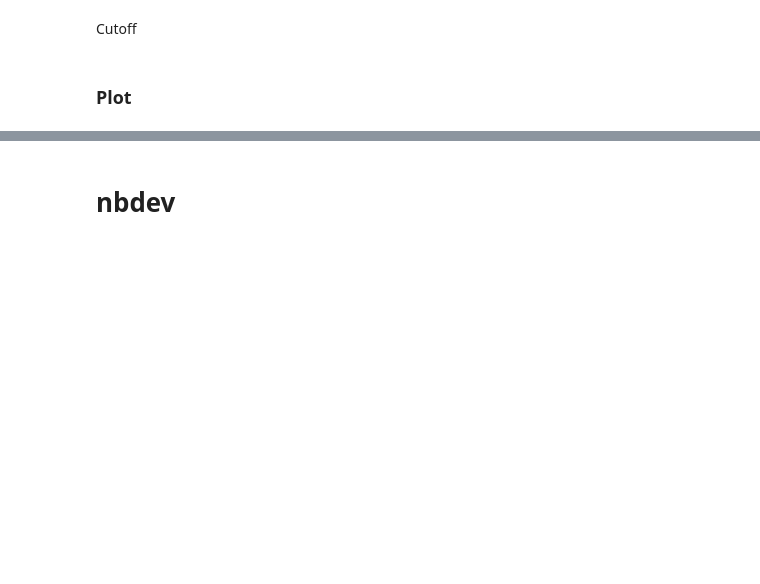
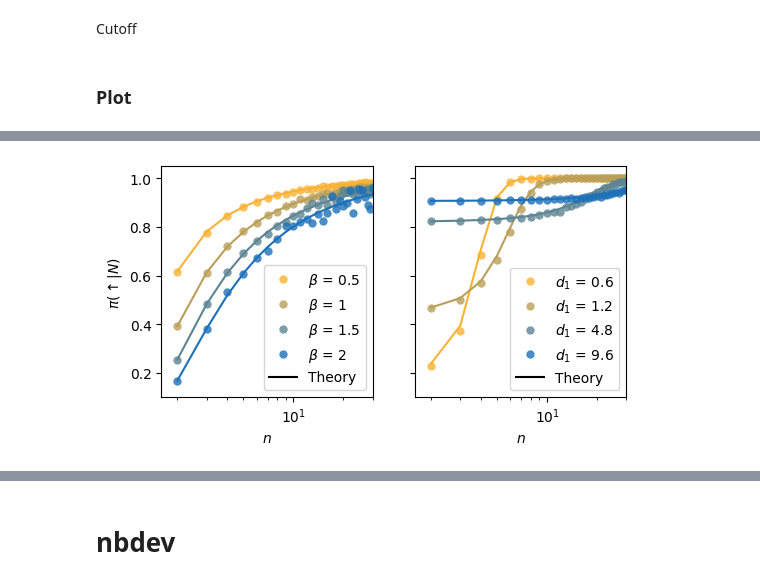
Before and after one commit to gorkamunoz/rl_opts, a Jupyter notebook: nbs/theoretical_policy.ipynb, the cells around one changed output, grey strips where cells are left out. Saved outputs shown, nothing was run; the diff lists cells and outputs as text; code cells hidden in the pictures; blank space fills up the shorter version.

```diff
--- a/nbs/theoretical_policy.ipynb
+++ b/nbs/theoretical_policy.ipynb
@@ -1570,8 +1576,19 @@ plt.loglog(np.arange(1, L_max+1), np.arange(1, L_max+1).astype(float)**(-alphas[
+# %%
+def hex_rgb(value):
+    """Return (red, green, blue) for the color given as #rrggbb."""
+    value = value.lstrip('#')
+    lv = len(value)
+    return np.array(tuple(int(value[i:i + lv // 3], 16) for i in range(0, lv, lv // 3)))/255
 # %% [markdown]
 ### Run
 # %%
 num_states = int(1e4)
-epochs = int(1e3); num_steps = int(1e4);
+
+# This one for good figure
+# epochs = int(1e3); num_steps = int(1e4);
+
+# This one for draft:
+epochs = int(1e2); num_steps = int(1e3);
 # %% [markdown]
 Power law
 # %%
@@ -1737,0 +1678,50 @@ fig.savefig('../../../overleaf/optimal_rl/figures/fake_training.pdf', transparen
+# %%
+import matplotlib.gridspec as gridspec
+from matplotlib.colors import ListedColormap, LinearSegmentedColormap
+
+list_color = [hex_rgb(i) for i in ['f9b233ff', '1d71b8ff']]
+cmap_list = LinearSegmentedColormap.from_list("", list_color, N = 8)
+def color(idx, cmap = cmap_list, num_c = 4):
+    return cmap(np.linspace(0, 1, num_c)[idx])
+
+fig, [ax_pw, ax_bi] = plt.subplots(1, 2, figsize = (6,3))
+font_legend = 10
+
+############# Powerlaw #################
+for idx, (h, beta) in enumerate(zip(hmatrix_pw, betas)):
+    if idx == 0: label = 'Theory'
+    else: label = ''
+
+    theory = get_ps(ps.num_states, alpha = beta, ps_0 = 1)
+    ax_pw.plot(np.arange(2, num_states+1), theory[1:], c = color(idx))
+    ax_pw.plot(np.arange(2, num_states+2), h[0,:]/h.sum(0), 'o',
+               c = color(idx),  label = fr'$\beta$ = {beta}', alpha = 0.8, markeredgecolor='None', lw = 0.05)
+
+# plt.setp(ax_pw, xlim = (1.8, 30), ylim = (0.0, 1.01),
+#          xlabel =r'$l$', ylabel = r'$\pi_s(l)$',
+#          yticks = np.round(np.arange(0.2, 1.01, 0.2),1),
+#          yticklabels = np.round(np.arange(0.2, 1.01, 0.2),1).astype(str),
+#          xscale = 'log')
+
+ax_pw.plot(10, 10, label = 'Theory', c = 'k')
+ax_pw.legend(fontsize = font_legend)
+
+
+############# BiExp #################
+for idx, (lambda_1, h) in enumerate(zip(lambdas_1, hmatrix_bi)):
+    lambdas[0] = lambda_1
+    ps_composite = get_ps_composite(num_states, lambdas = lambdas, probs = probs)
+    ax_bi.plot(np.arange(2, num_states+1), ps_composite[1:], '-',
+               c = color(idx))
+    ax_bi.plot(np.arange(2, num_states+2), h, 'o',
+               c = color(idx),  label = fr'$d_1$ = {np.round(lambda_1,1)}', alpha = 0.8, markeredgecolor='None')
+
+ax_bi.plot(10, 10, label = 'Theory', c = 'k')
+ax_bi.legend(fontsize = font_legend)
+
+
+plt.setp(ax_pw, xlabel =r'$n$', ylabel = r'$\pi(\uparrow|N)$', xscale = 'log')
+plt.setp([ax_pw, ax_bi], xlim = (1.6, 30), ylim = (0.1, 1.049972989855765)) ;
+plt.setp(ax_bi, ylabel = '', xlabel = r'$n$', yticklabels = [], xscale = 'log');
+# %% [output]
+[figure, added]
```
Also changed, not shown: parts of 3 cells of this notebook, 2 other files.
